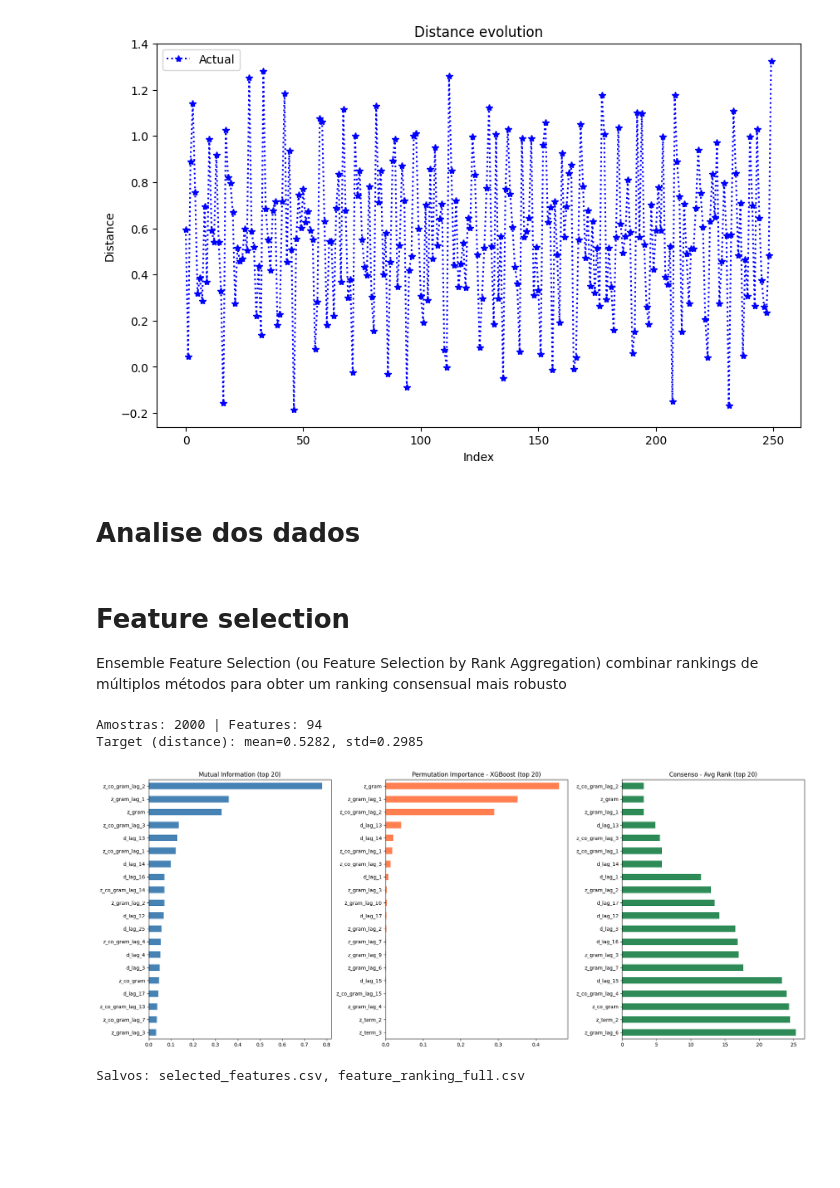
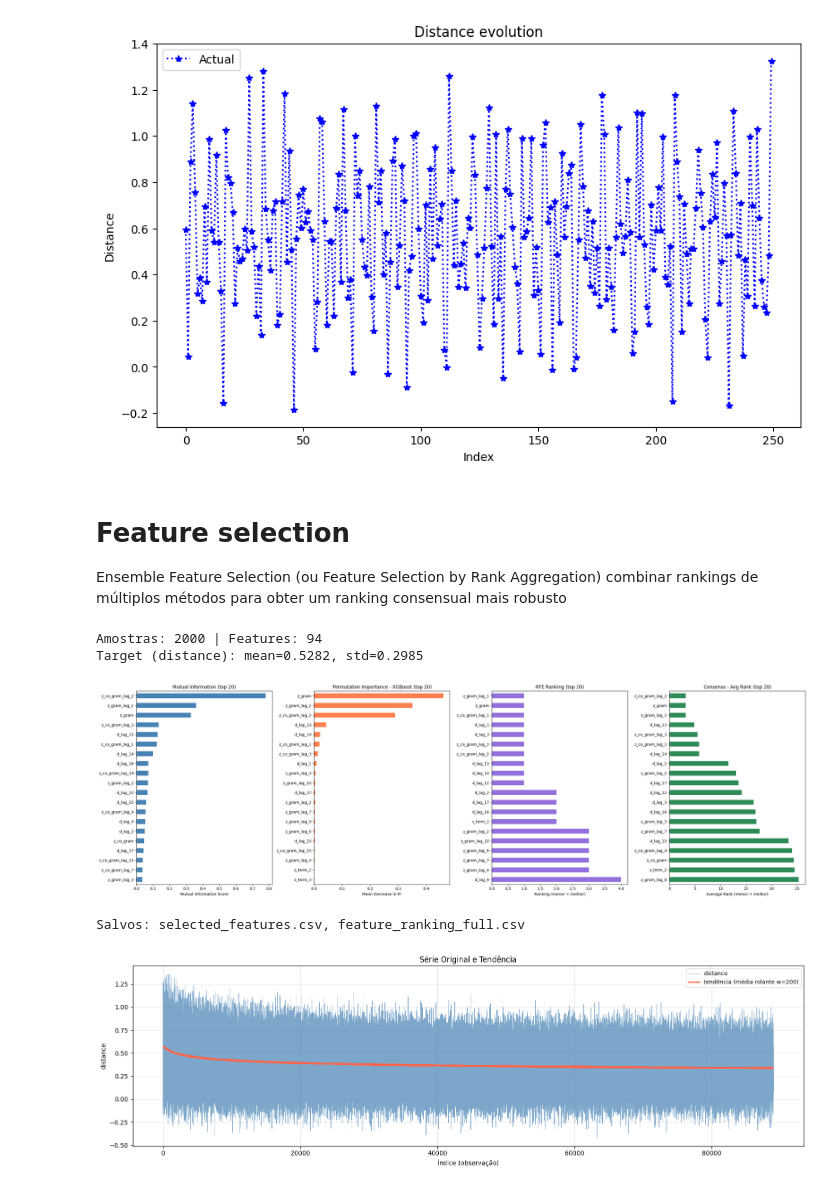
Before and after one commit to gddeazevedo/rgpe, a Jupyter notebook: notebooks/data_analysis.ipynb, the cells around one changed output. Saved outputs shown, nothing was run; the diff lists cells and outputs as text; code cells hidden in the pictures; blank space fills up the shorter version.

Commit message:
Add new visualizations for data analysis
- Added conditional mean plot (conditional_mean.png) to results/data_analysis
- Added trend plot (trend.png) to results/data_analysis

```diff
--- a/notebooks/data_analysis.ipynb
+++ b/notebooks/data_analysis.ipynb
@@ -18,8 +19,6 @@ plt.legend()
 plt.show()
 # %% [output]
 [figure]
-# %% [markdown]
-# Analise dos dados
 # %% [markdown]
 # Feature selection
 
@@ -85,35 +84,68 @@ rfe_ranks = rfe_ranking.rank(ascending=True)
 consensus = pd.DataFrame({
     'MI': mi_ranks,
     'Permutation': perm_ranks,
     'RFE': rfe_ranks
 })
 consensus['avg_rank'] = consensus.mean(axis=1)
 consensus = consensus.sort_values('avg_rank')
 
 selected = consensus.head(10).index.tolist()
 
-fig, axes = plt.subplots(1, 3, figsize=(20, 8))
+fig, axes = plt.subplots(1, 4, figsize=(26, 8))
 
 mi.head(20).plot(kind='barh', ax=axes[0], color='steelblue')
 axes[0].set_title('Mutual Information (top 20)')
+axes[0].set_xlabel('Mutual Information Score')
 axes[0].invert_yaxis()
 
 perm_imp.head(20).plot(kind='barh', ax=axes[1], color='coral')
 axes[1].set_title('Permutation Importance - XGBoost (top 20)')
+axes[1].set_xlabel('Mean Decrease in R²')
 axes[1].invert_yaxis()
 
-consensus['avg_rank'].head(20).plot(kind='barh', ax=axes[2], color='seagreen')
-axes[2].set_title('Consenso - Avg Rank (top 20)')
+rfe_ranking.head(20).plot(kind='barh', ax=axes[2], color='mediumpurple')
+axes[2].set_title('RFE Ranking (top 20)')
+axes[2].set_xlabel('Ranking (menor = melhor)')
 axes[2].invert_yaxis()
+
+consensus['avg_rank'].head(20).plot(kind='barh', ax=axes[3], color='seagreen')
+axes[3].set_title('Consenso - Avg Rank (top 20)')
+axes[3].set_xlabel('Average Rank (menor = melhor)')
+axes[3].invert_yaxis()
 
 plt.tight_layout()
 plt.show()
 
 pd.DataFrame({'feature': selected}).to_csv('../results/data_analysis/selected_features.csv', index=False)
 consensus.to_csv('../results/data_analysis/feature_ranking_full.csv')
 print(f"\nSalvos: selected_features.csv, feature_ranking_full.csv")
 # %% [output]
 Amostras: 2000 | Features: 94
 Target (distance): mean=0.5282, std=0.2985
-[figure, old version]
+[figure, new version]
 Salvos: selected_features.csv, feature_ranking_full.csv
+# %%
+TARGET = 'distance'
+DATA_PATH = '../dataset/riemann_features.csv'
+
+df = pd.read_csv(DATA_PATH)
+series = df[TARGET].copy()
+
+window = 200
+trend = series.rolling(window, center=True).mean()
+
+plt.figure(figsize=(16, 5))
+
+plt.plot(series, lw=0.6, alpha=0.7, color='steelblue', label='distance')
+plt.plot(trend, color='tomato', lw=2, label=f'tendência (média rolante w={window})')
+plt.title('Série Original e Tendência')
+plt.xlabel('Índice (observação)')
+plt.ylabel('distance')
+plt.legend(fontsize=9)
+plt.grid(True, alpha=0.3)
+
+plt.tight_layout()
+plt.savefig('../results/data_analysis/trend.png', dpi=150, bbox_inches='tight')
+plt.show()
+# %% [output]
+[figure, added]
```
Also changed, not shown: parts of 2 cells of this notebook, 2 other files.
